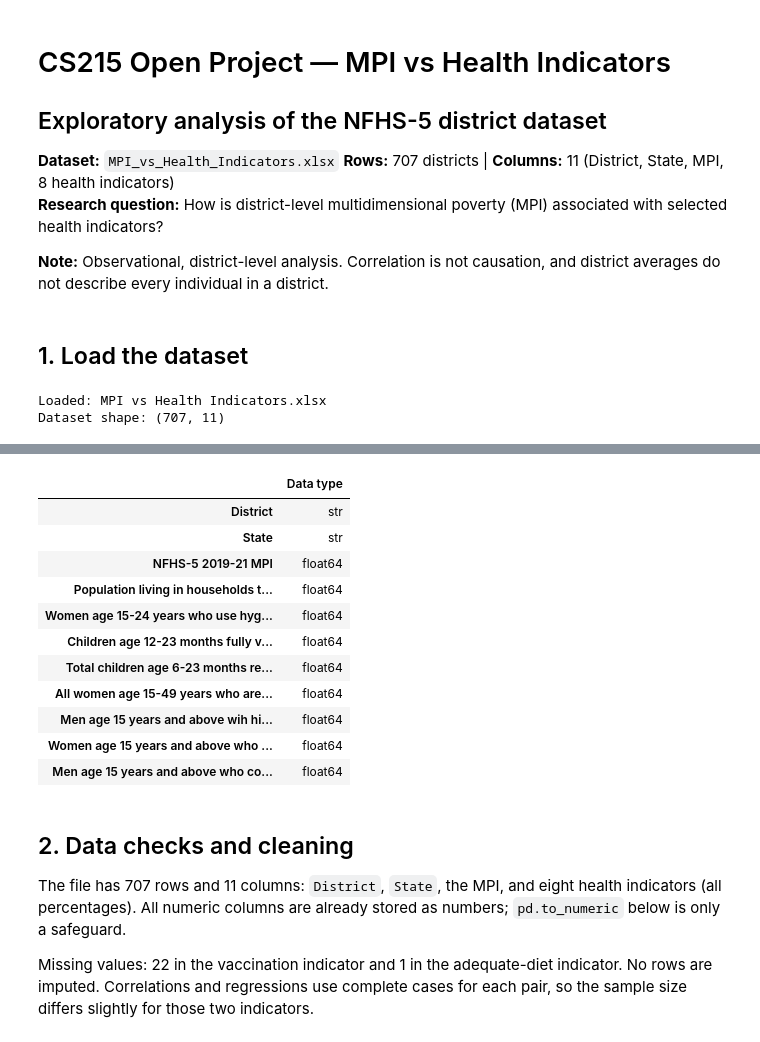
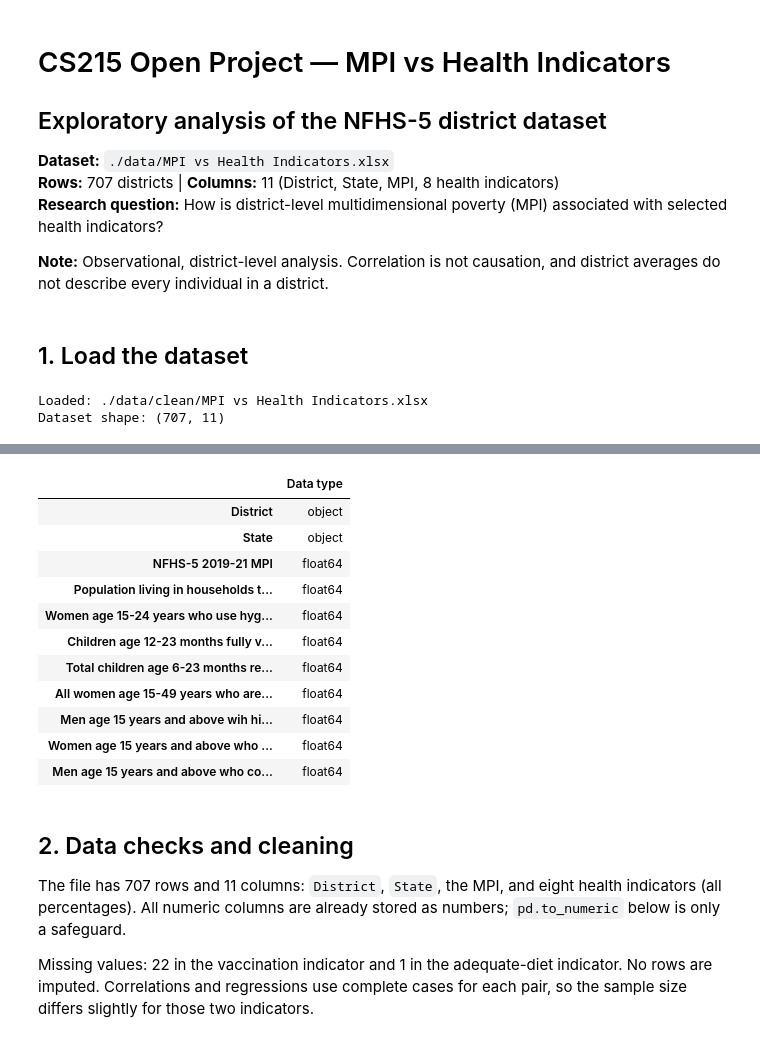
Before and after one commit to rishabhmeel/dai-project-district_analysis, a Jupyter notebook: CS215_MPI_Health_Analysis.ipynb, the cells around one changed output, grey strips where cells are left out. Cells and saved outputs as stored; diff of their text form; code cells hidden in the pictures.

```diff
--- a/CS215_MPI_Health_Analysis.ipynb
+++ b/CS215_MPI_Health_Analysis.ipynb
@@ -2,7 +2,7 @@
 # CS215 Open Project — MPI vs Health Indicators
 ## Exploratory analysis of the NFHS-5 district dataset
 
-**Dataset:** `MPI_vs_Health_Indicators.xlsx`
+**Dataset:** `./data/MPI vs Health Indicators.xlsx`
 **Rows:** 707 districts | **Columns:** 11 (District, State, MPI, 8 health indicators)
 **Research question:** How is district-level multidimensional poverty (MPI) associated with selected health indicators?
 
@@ -12,29 +12,29 @@
 # %%
 import os
 import numpy as np
 import pandas as pd
 import matplotlib.pyplot as plt
 from scipy.stats import pearsonr, spearmanr, linregress
-from pathlib import Path
 
+DATA_PATH = "./data/clean/MPI vs Health Indicators.xlsx"
 
-df_raw = pd.read_excel("./data/clean/MPI vs Health Indicators.xlsx")
-print("Loaded: MPI vs Health Indicators.xlsx")
+df_raw = pd.read_excel(DATA_PATH)
+print("Loaded:", DATA_PATH)
 print("Dataset shape:", df_raw.shape)
 display(df_raw.head())
 display(df_raw.dtypes.to_frame("Data type"))
 # %% [output]
-Loaded: MPI vs Health Indicators.xlsx
+Loaded: ./data/clean/MPI vs Health Indicators.xlsx
 Dataset shape: (707, 11)
 |  | District | State | NFHS-5 2019-21 MPI | Population living in households t... | Women age 15-24 years who use hyg... | ... |
 | 0 | Nicobars | Andaman & Nicobar Islands | 0.013 | 83.45 | 100.00 | ... |
 | 1 | North & Middle Andaman | Andaman & Nicobar Islands | 0.019 | 86.38 | 100.00 | ... |
 | 2 | South Andamans | Andaman & Nicobar Islands | 0.004 | 89.33 | 98.19 | ... |
 | 3 | Anantapur | Andhra Pradesh | 0.027 | 71.25 | 95.01 | ... |
 | 4 | Chittoor | Andhra Pradesh | 0.022 | 74.62 | 94.66 | ... |
 |  | Data type |
-| District | str |
-| State | str |
+| District | object |
+| State | object |
 | NFHS-5 2019-21 MPI | float64 |
 | Population living in households t... | float64 |
 | Women age 15-24 years who use hyg... | float64 |
```
Also changed, not shown: parts of 10 cells of this notebook.
